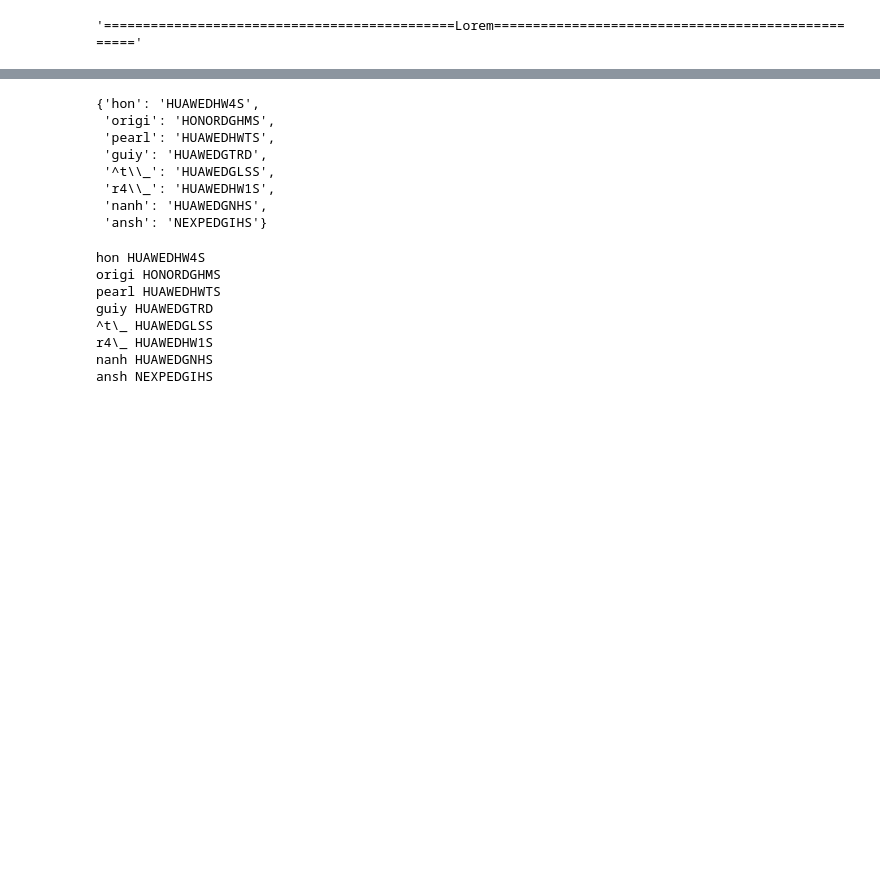
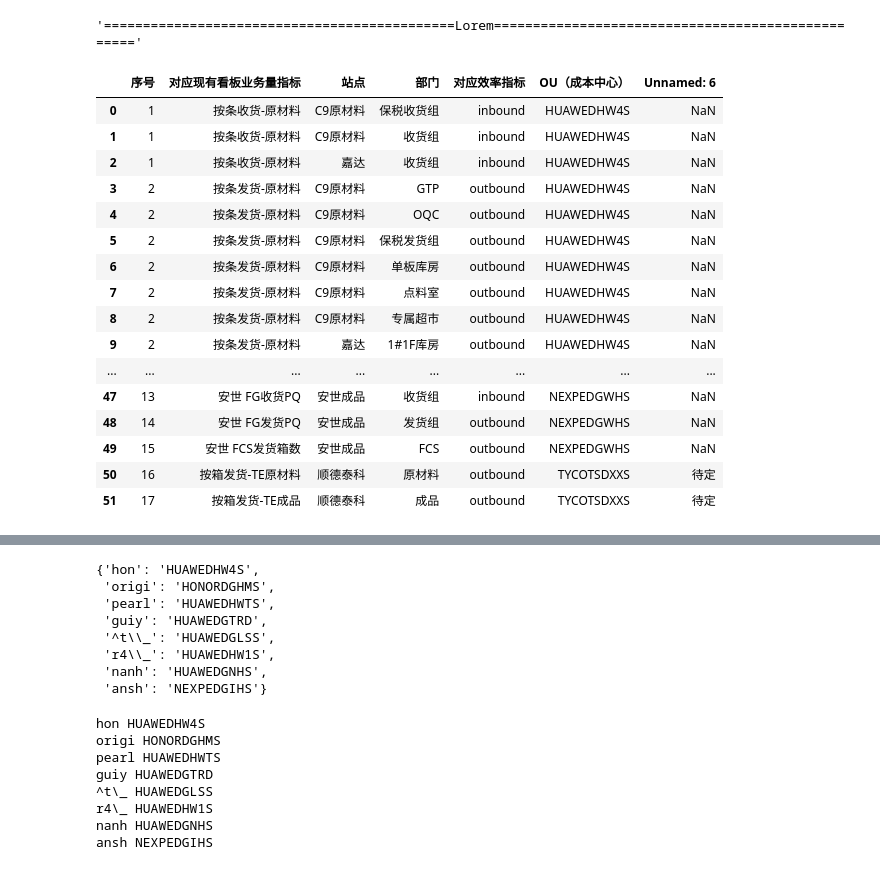
Before and after one commit to fyenne/play11_huawei, a Jupyter notebook: script/huawei.ipynb, the cells around one changed output, grey strips where cells are left out. Drawn from its saved outputs; the diff is of its cells as text; code cells hidden in the pictures; blank space fills up the shorter version.

```diff
--- a/script/huawei.ipynb
+++ b/script/huawei.ipynb
@@ -10,6 +10,26 @@ os.listdir(path)
 '{note:=>50}'.format(note='Lorem') + '{note:=>50}'.format(note='')
 # %% [output]
 '=============================================Lorem=================================================='
+# %%
+rel
+# %% [output]
+|  | 序号 | 对应现有看板业务量指标 | 站点 | 部门 | 对应效率指标 | OU（成本中心） | Unnamed: 6 |
+| 0 | 1 | 按条收货-原材料 | C9原材料 | 保税收货组 | inbound | HUAWEDHW4S | NaN |
+| 1 | 1 | 按条收货-原材料 | C9原材料 | 收货组 | inbound | HUAWEDHW4S | NaN |
+| 2 | 1 | 按条收货-原材料 | 嘉达 | 收货组 | inbound | HUAWEDHW4S | NaN |
+| 3 | 2 | 按条发货-原材料 | C9原材料 | GTP | outbound | HUAWEDHW4S | NaN |
+| 4 | 2 | 按条发货-原材料 | C9原材料 | OQC | outbound | HUAWEDHW4S | NaN |
+| 5 | 2 | 按条发货-原材料 | C9原材料 | 保税发货组 | outbound | HUAWEDHW4S | NaN |
+| 6 | 2 | 按条发货-原材料 | C9原材料 | 单板库房 | outbound | HUAWEDHW4S | NaN |
+| 7 | 2 | 按条发货-原材料 | C9原材料 | 点料室 | outbound | HUAWEDHW4S | NaN |
+| 8 | 2 | 按条发货-原材料 | C9原材料 | 专属超市 | outbound | HUAWEDHW4S | NaN |
+| 9 | 2 | 按条发货-原材料 | 嘉达 | 1#1F库房 | outbound | HUAWEDHW4S | NaN |
+| ... | ... | ... | ... | ... | ... | ... | ... |
+| 47 | 13 | 安世 FG收货PQ | 安世成品 | 收货组 | inbound | NEXPEDGWHS | NaN |
+| 48 | 14 | 安世 FG发货PQ | 安世成品 | 发货组 | outbound | NEXPEDGWHS | NaN |
+| 49 | 15 | 安世 FCS发货箱数 | 安世成品 | FCS | outbound | NEXPEDGWHS | NaN |
+| 50 | 16 | 按箱发货-TE原材料 | 顺德泰科 | 原材料 | outbound | TYCOTSDXXS | 待定 |
+| 51 | 17 | 按箱发货-TE成品 | 顺德泰科 | 成品 | outbound | TYCOTSDXXS | 待定 |
 # %%
 %%time
 huawei_output = pd_loaddata.pd_csv(path + 'huawei_output.csv')
```
Also changed, not shown: parts of 2 cells of this notebook, 1 other file.
